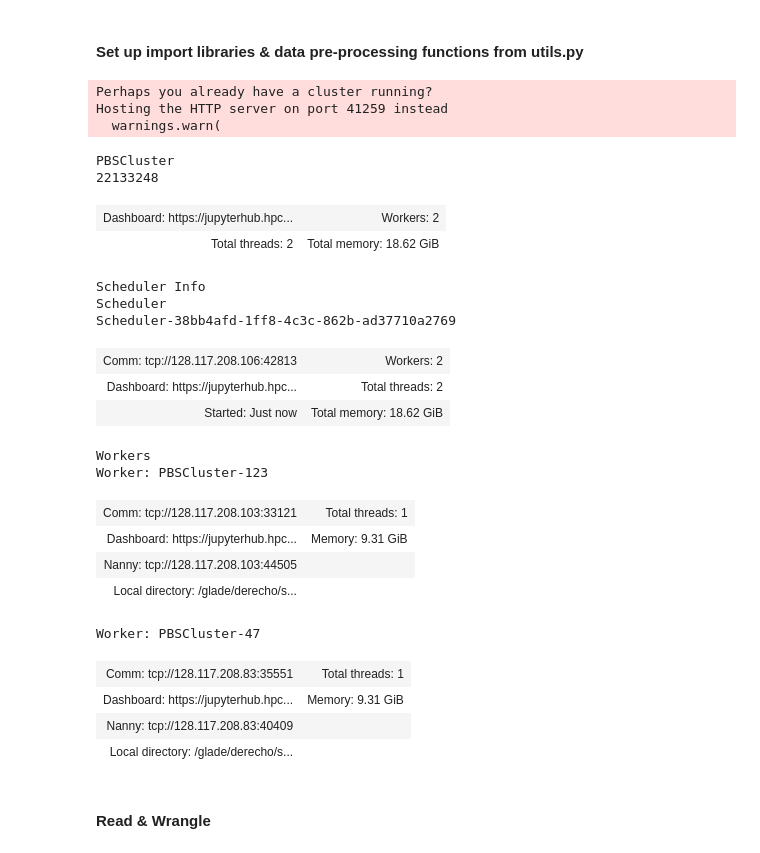
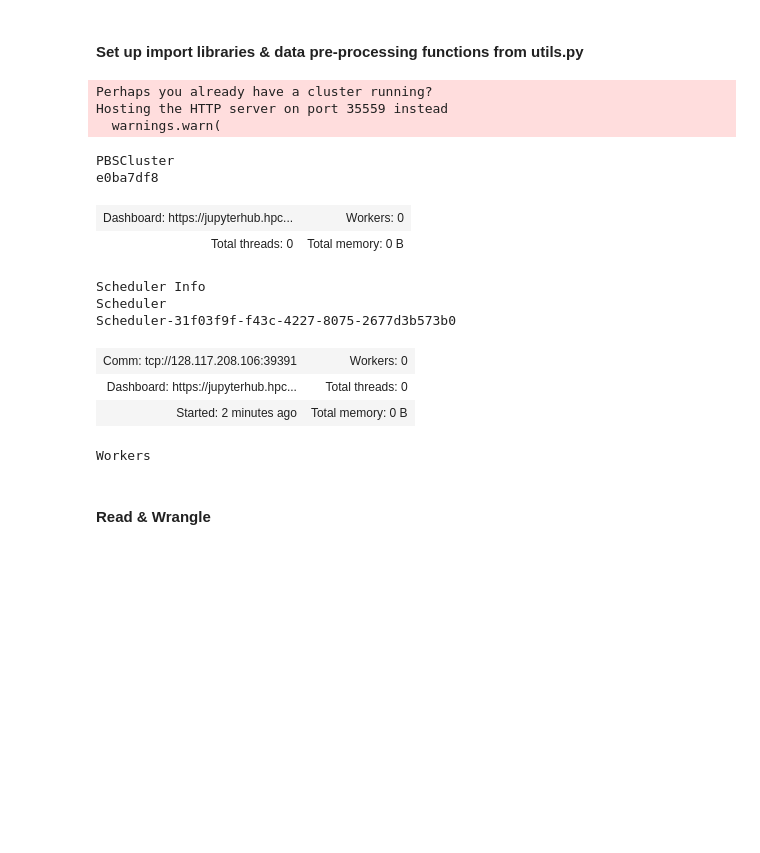
Before and after one commit to GaiaFuture/GaiaFuture, a Jupyter notebook: Script/ML/gaussian/improving_gpr_kernel.ipynb, the cells around one changed output. Drawn from its saved outputs; the diff is of its cells as text; code cells hidden in the pictures; blank space fills up the shorter version.

```diff
--- a/Script/ML/gaussian/improving_gpr_kernel.ipynb
+++ b/Script/ML/gaussian/improving_gpr_kernel.ipynb
@@ -40,35 +34,25 @@ from sklearn.svm import SVR
 from ml_utils import *
 # %%
 # Request an additional 100 cores of power for processing from the server
-client = get_cluster("UCSB0021", cores = 300)
+client = get_cluster("UCSB0021", cores = 1000)
 
 # apply peer2peer network communication across multiple devices
 client.cluster
 # %% [output]
 Perhaps you already have a cluster running?
-Hosting the HTTP server on port 41259 instead
+Hosting the HTTP server on port 35559 instead
   warnings.warn(
 PBSCluster
-22133248
+e0ba7df8
-| Dashboard: https://jupyterhub.hpc... | Workers: 2 |
-| Total threads: 2 | Total memory: 18.62 GiB |
+| Dashboard: https://jupyterhub.hpc... | Workers: 0 |
+| Total threads: 0 | Total memory: 0 B |
 Scheduler Info
 Scheduler
-Scheduler-38bb4afd-1ff8-4c3c-862b-ad37710a2769
+Scheduler-31f03f9f-f43c-4227-8075-2677d3b573b0
-| Comm: tcp://128.117.208.106:42813 | Workers: 2 |
-| Dashboard: https://jupyterhub.hpc... | Total threads: 2 |
-| Started: Just now | Total memory: 18.62 GiB |
+| Comm: tcp://128.117.208.106:39391 | Workers: 0 |
+| Dashboard: https://jupyterhub.hpc... | Total threads: 0 |
+| Started: 2 minutes ago | Total memory: 0 B |
 Workers
-Worker: PBSCluster-123
-| Comm: tcp://128.117.208.103:33121 | Total threads: 1 |
-| Dashboard: https://jupyterhub.hpc... | Memory: 9.31 GiB |
-| Nanny: tcp://128.117.208.103:44505 |  |
-| Local directory: /glade/derecho/s... |  |
-Worker: PBSCluster-47
-| Comm: tcp://128.117.208.83:35551 | Total threads: 1 |
-| Dashboard: https://jupyterhub.hpc... | Memory: 9.31 GiB |
-| Nanny: tcp://128.117.208.83:40409 |  |
-| Local directory: /glade/derecho/s... |  |
 # %% [markdown]
 #### Read & Wrangle
 # %%
```
Also changed, not shown: parts of 10 cells of this notebook.
